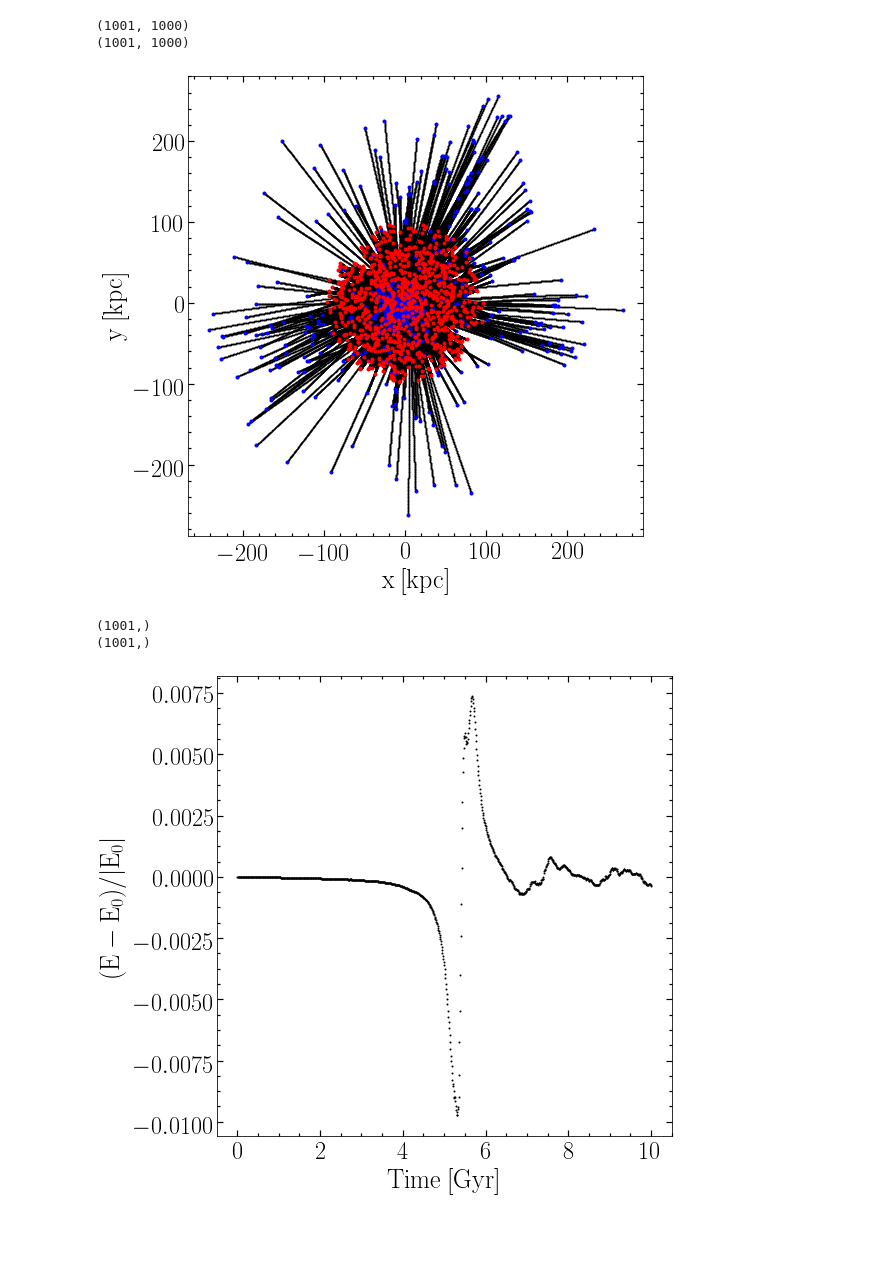
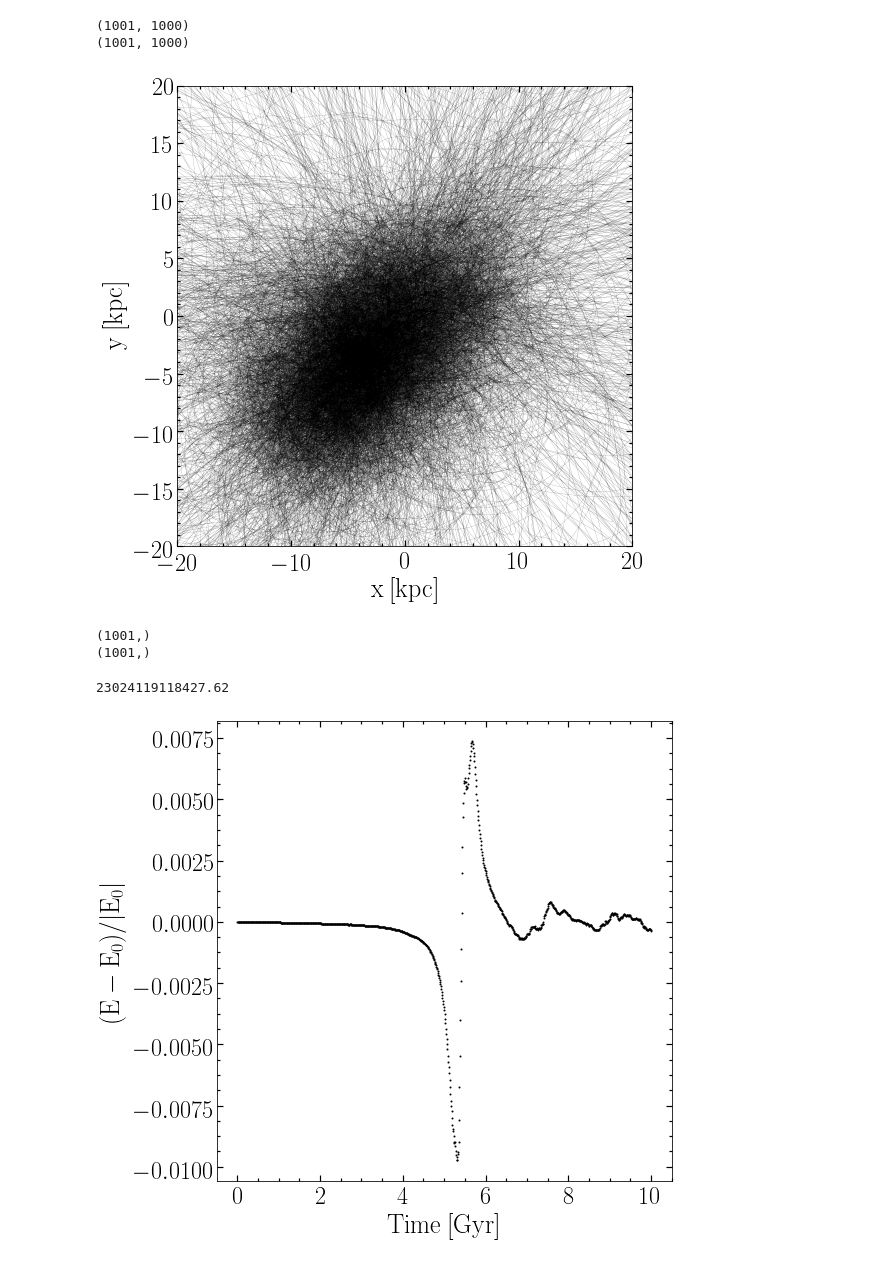
Before and after one commit to ornemarioni/mn2, a Jupyter notebook: N-cuerpos.ipynb, the cells around one changed output. Drawn from its saved outputs; the diff is of its cells as text; code cells hidden in the pictures; blank space fills up the shorter version.

```diff
--- a/N-cuerpos.ipynb
+++ b/N-cuerpos.ipynb
@@ -110,25 +110,27 @@ print shape(vxf)
 # %%
 from __future__ import unicode_literals
 
 matplotlib.rcParams['text.usetex'] = True
 matplotlib.rcParams['text.latex.unicode'] = True
 
 fig=plt.figure(1, figsize=(8,8))
 fig.subplots_adjust(bottom=0.15, left =0.16, right = 0.95, top = 0.95)
 ax=fig.add_subplot(111)
-ax.plot(xf,yf,'.k', markersize=1)
-ax.plot(xf[-1,:],yf[-1,:],'.b')
-ax.plot(xf[0,:],yf[0,:],'.r')
+ax.plot(xf,yf,'-k', lw=0.1)#, markersize=0.05)
+# ax.plot(xf[-1,:],yf[-1,:],'.b')
+# ax.plot(xf[0,:],yf[0,:],'.r')
+ax.set_xlim(-20,20)
+ax.set_ylim(-20,20)
 ax.minorticks_on()
 ax.tick_params( labelsize=24)
 ax.tick_params('both', length=3, width=1.2,which='minor', direction='in', right='on',top='on')
 ax.tick_params('both', length=6, width=1.2,which='major', direction='in', right='on',top='on')
 ax.set_xlabel(r'$\mathrm{x\:[kpc]}$', fontsize=26)
 ax.set_ylabel(r'$\mathrm{y\:[kpc]}$',fontsize=26)
 # fig.savefig('/home/ornela/Dropbox/AAA_2017/escrito/BAAA_2018_art/fig_05.pdf', dpi = 100)
 plt.show()
 # %% [output]
-[figure, old version]
+[figure, new version]
 # %%
 from energia import *
 
@@ -157,6 +159,10 @@ time = dt * np.arange(0,nit+10,10)
 # %% [output]
 (1001,)
 (1001,)
+# %%
+print max(K)
+# %% [output]
+23024119118427.62
 # %%
 from __future__ import unicode_literals
 
```
Also changed, not shown: parts of 1 cell of this notebook, 3 other files.
